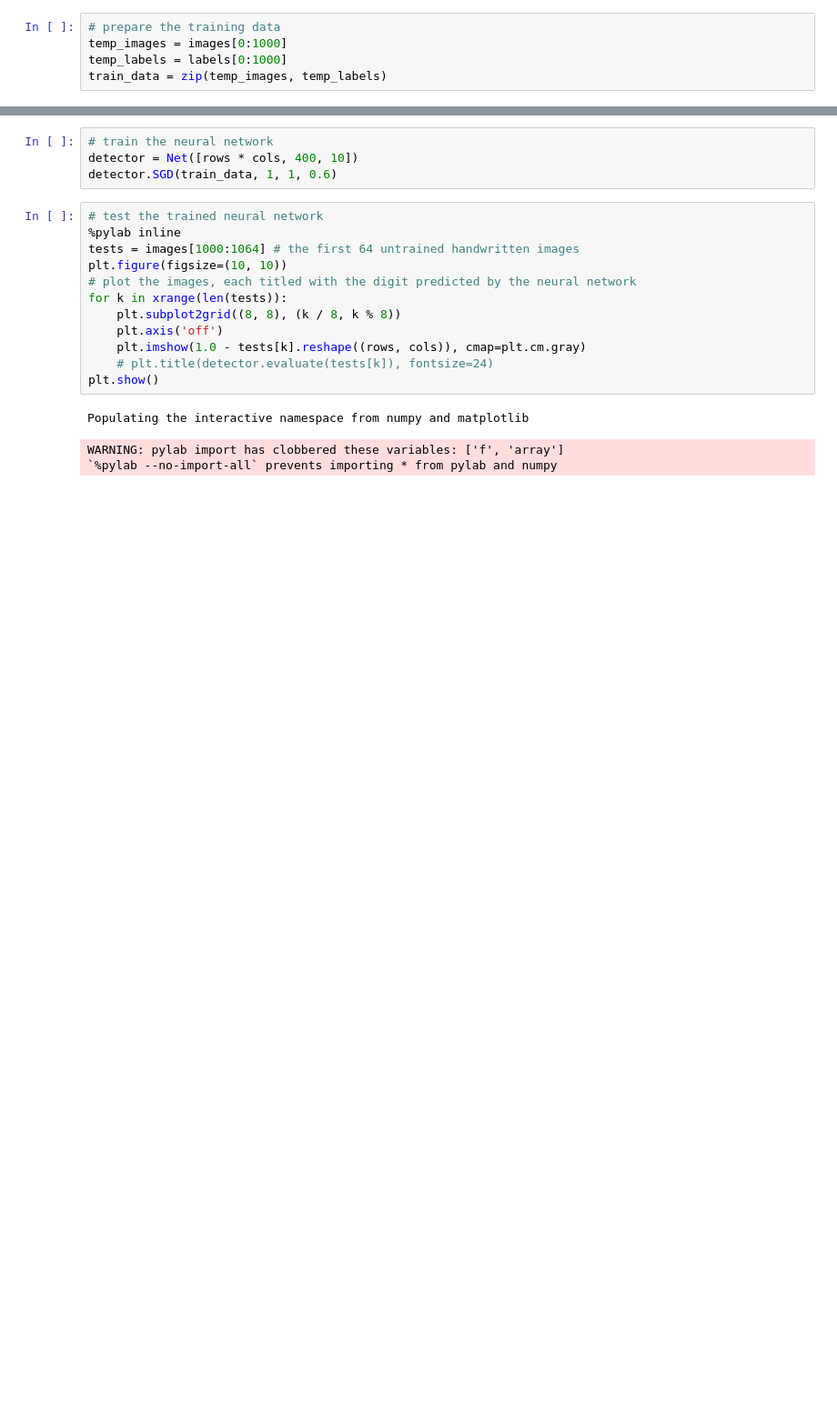
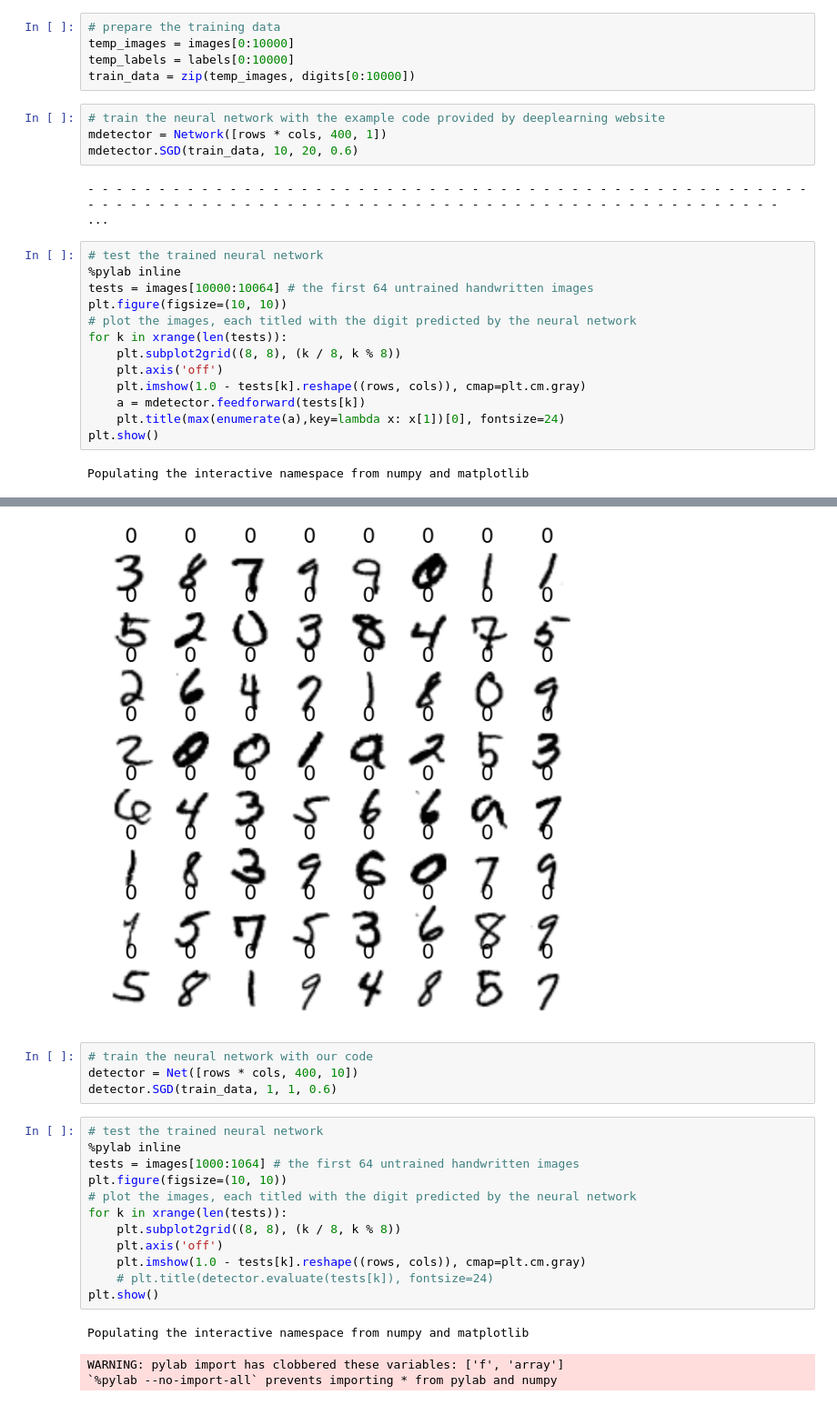
Before and after one commit to lilipads/emotion-detection, a Jupyter notebook: digit detector.ipynb, the cells around one changed output, grey strips where cells are left out. Shown at 91% size. Saved outputs shown, nothing was run; the diff lists cells and outputs as text; blank space fills up the shorter version.

```diff
--- a/digit detector.ipynb
+++ b/digit detector.ipynb
@@ -34,6 +35,27 @@ for i in range(n_images):
     labels[i][digits[i]] = 1
 # %%
 # prepare the training data
-temp_images = images[0:1000]
-temp_labels = labels[0:1000]
-train_data = zip(temp_images, temp_labels)
+temp_images = images[0:10000]
+temp_labels = labels[0:10000]
+train_data = zip(temp_images, digits[0:10000])
+# %%
+# train the neural network with the example code provided by deeplearning website
+mdetector = Network([rows * cols, 400, 1])
+mdetector.SGD(train_data, 10, 20, 0.6)
+# %% [output]
+- - - - - - - - - - - - - - - - - - - - - - - - - - - - - - - - - - - - - - - - - - - - - - - - - - - - - - - - - - - - - - - - - - - - - - - - - - - - - - - - - - - - - - - - - - - - - - - - - - - -  ...
+# %%
+# test the trained neural network
+%pylab inline
+tests = images[10000:10064] # the first 64 untrained handwritten images
+plt.figure(figsize=(10, 10))
+# plot the images, each titled with the digit predicted by the neural network
+for k in xrange(len(tests)):
+    plt.subplot2grid((8, 8), (k / 8, k % 8))
+    plt.axis('off')
+    plt.imshow(1.0 - tests[k].reshape((rows, cols)), cmap=plt.cm.gray)
+    a = mdetector.feedforward(tests[k])
+    plt.title(max(enumerate(a),key=lambda x: x[1])[0], fontsize=24)
+plt.show()
+# %% [output]
+Populating the interactive namespace from numpy and matplotlib
@@ -40,5 +64,6 @@ train_data = zip(temp_images, temp_labels)
+[figure, added]
 # %%
-# train the neural network
+# train the neural network with our code
 detector = Net([rows * cols, 400, 10])
 detector.SGD(train_data, 1, 1, 0.6)
 # %%
```
Also changed, not shown: parts of 4 cells of this notebook, 8 other files.
